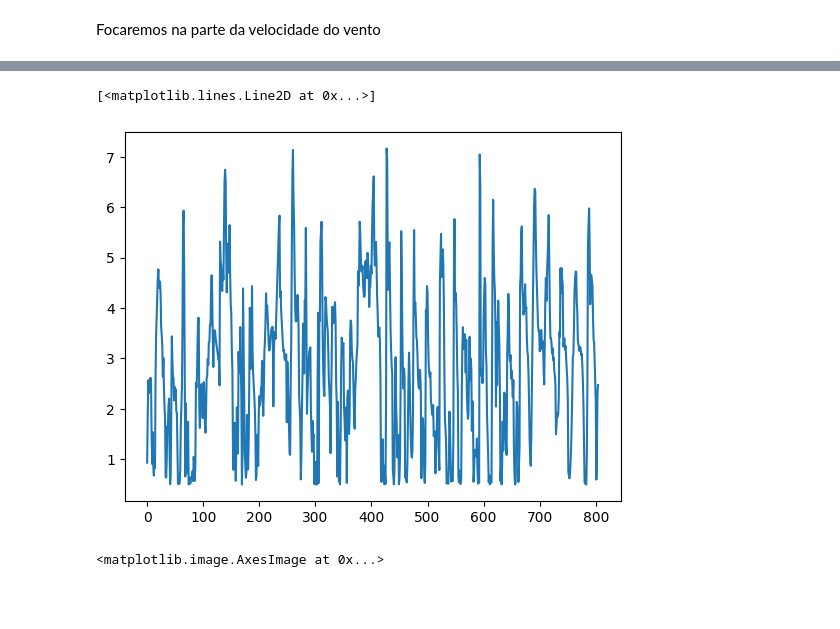
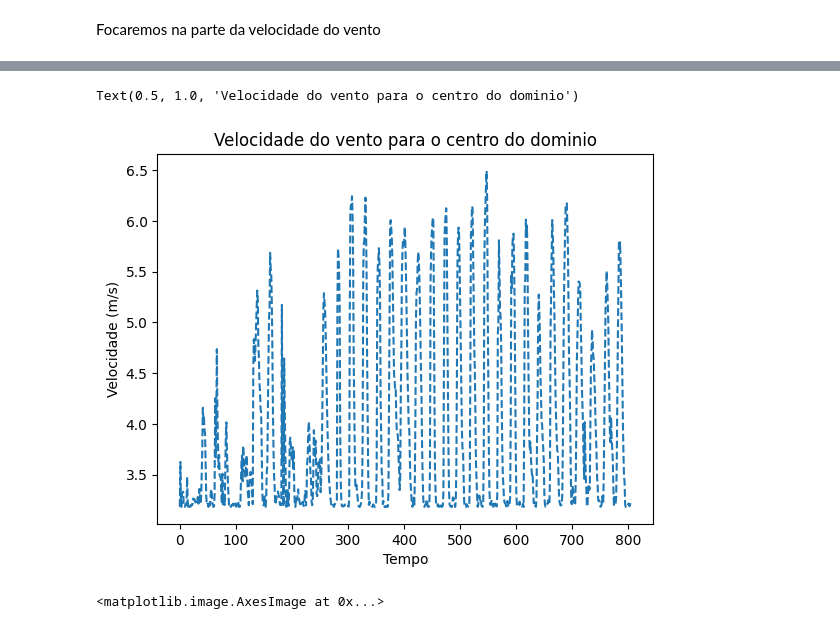
Before and after one commit to georgynio/python_aulas, a Jupyter notebook: Exercicios/Exemplos_base/dados_nc_1.ipynb, the cells around one changed output, grey strips where cells are left out. Cells and saved outputs as stored; diff of their text form; code cells hidden in the pictures; blank space fills up the shorter version.

```diff
--- a/Exercicios/Exemplos_base/dados_nc_1.ipynb
+++ b/Exercicios/Exemplos_base/dados_nc_1.ipynb
@@ -259,4 +331,6 @@ Focaremos na parte da velocidade do vento
 # %%
 # obetr a velocidade do vento num determinado ponto e plota ele
 import numpy as np
-vel_temp = np.sqrt(np.power(vel_u[:, 10,10],2) + np.power(vel_v[0, 10,10],2))
+
+vel_temp = np.sqrt(np.power(vel_u[:, 60, 60],2) + np.power(vel_v[0, 60, 60],2))
+print(vel_temp)
@@ -263,8 +355,11 @@ vel_temp = np.sqrt(np.power(vel_u[:, 10,10],2) + np.power(vel_v[0, 10,10],2))
 # %%
 #pot da velocidade
 from matplotlib import pyplot as plt
-plt.plot(vel_temp)
+plt.plot(vel_temp, '--')
+plt.xlabel('Tempo')
+plt.ylabel('Velocidade (m/s)')
+plt.title('Velocidade do vento para o centro do dominio')
 # %% [output]
-[<matplotlib.lines.Line2D at 0x...>]
+Text(0.5, 1.0, 'Velocidade do vento para o centro do dominio')
-[figure, old version]
+[figure, new version]
 # %%
```
Also changed, not shown: parts of 12 cells of this notebook.
